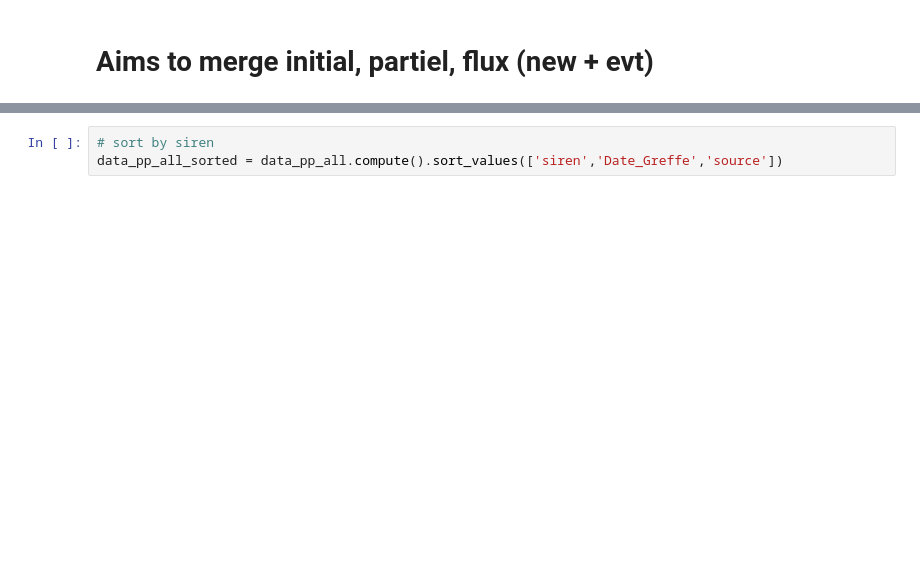
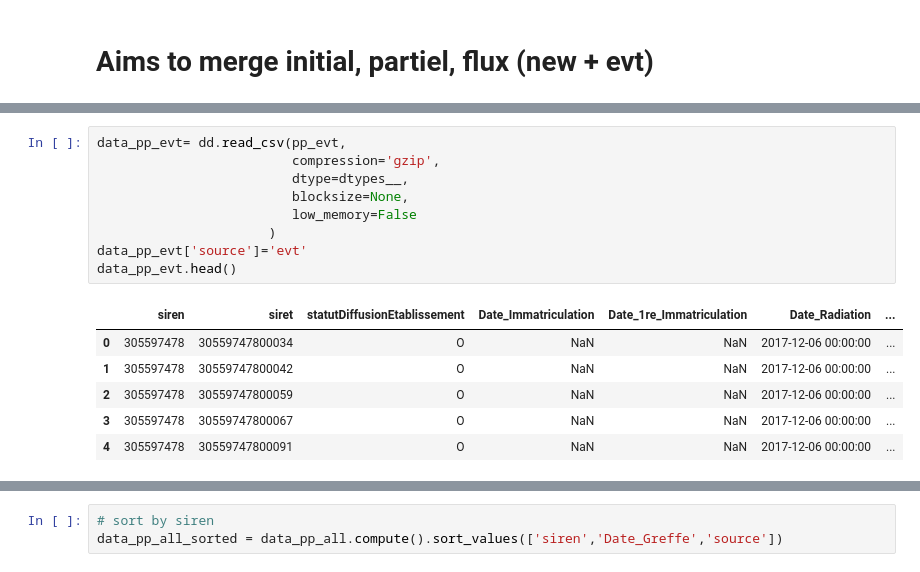
Before and after one commit to thomaspernet/InseeInpi_matching, a Jupyter notebook: Notebooks_matching/PP_all.ipynb, the cells around one changed output, grey strips where cells are left out. Saved outputs shown, nothing was run; the diff lists cells and outputs as text; blank space fills up the shorter version.

```diff
--- a/Notebooks_matching/PP_all.ipynb
+++ b/Notebooks_matching/PP_all.ipynb
@@ -83,3 +88,19 @@ data_pp_initial.head()
+# %%
+data_pp_evt= dd.read_csv(pp_evt,
+                         compression='gzip',
+                         dtype=dtypes__,
+                         blocksize=None,
+                         low_memory=False
+                      )
+data_pp_evt['source']='evt'
+data_pp_evt.head()
+# %% [output]
+|  | siren | siret | statutDiffusionEtablissement | Date_Immatriculation | Date_1re_Immatriculation | Date_Radiation | ... |
+| 0 | 305597478 | 30559747800034 | O | NaN | NaN | 2017-12-06 00:00:00 | ... |
+| 1 | 305597478 | 30559747800042 | O | NaN | NaN | 2017-12-06 00:00:00 | ... |
+| 2 | 305597478 | 30559747800059 | O | NaN | NaN | 2017-12-06 00:00:00 | ... |
+| 3 | 305597478 | 30559747800067 | O | NaN | NaN | 2017-12-06 00:00:00 | ... |
+| 4 | 305597478 | 30559747800091 | O | NaN | NaN | 2017-12-06 00:00:00 | ... |
 # %%
 data_pp_partiel= dd.read_csv(pp_partiel,
                          compression='gzip',
```
Also changed, not shown: parts of 19 cells of this notebook, 2 other files.
